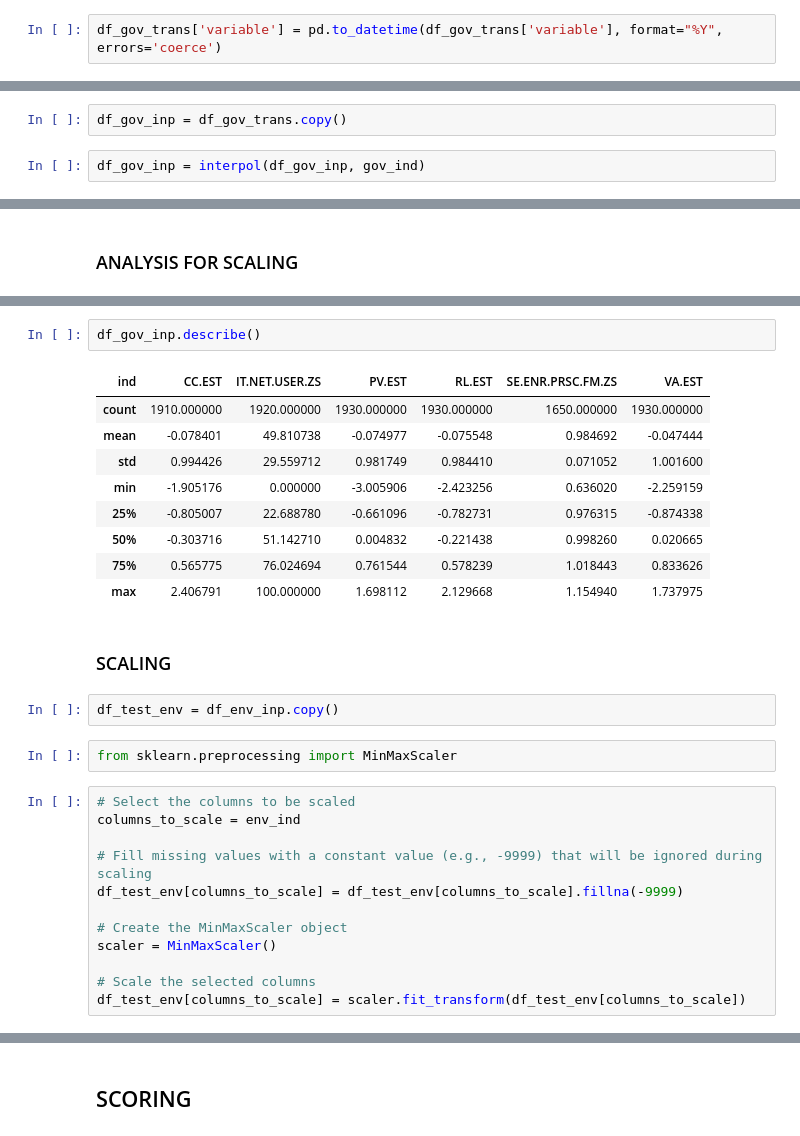
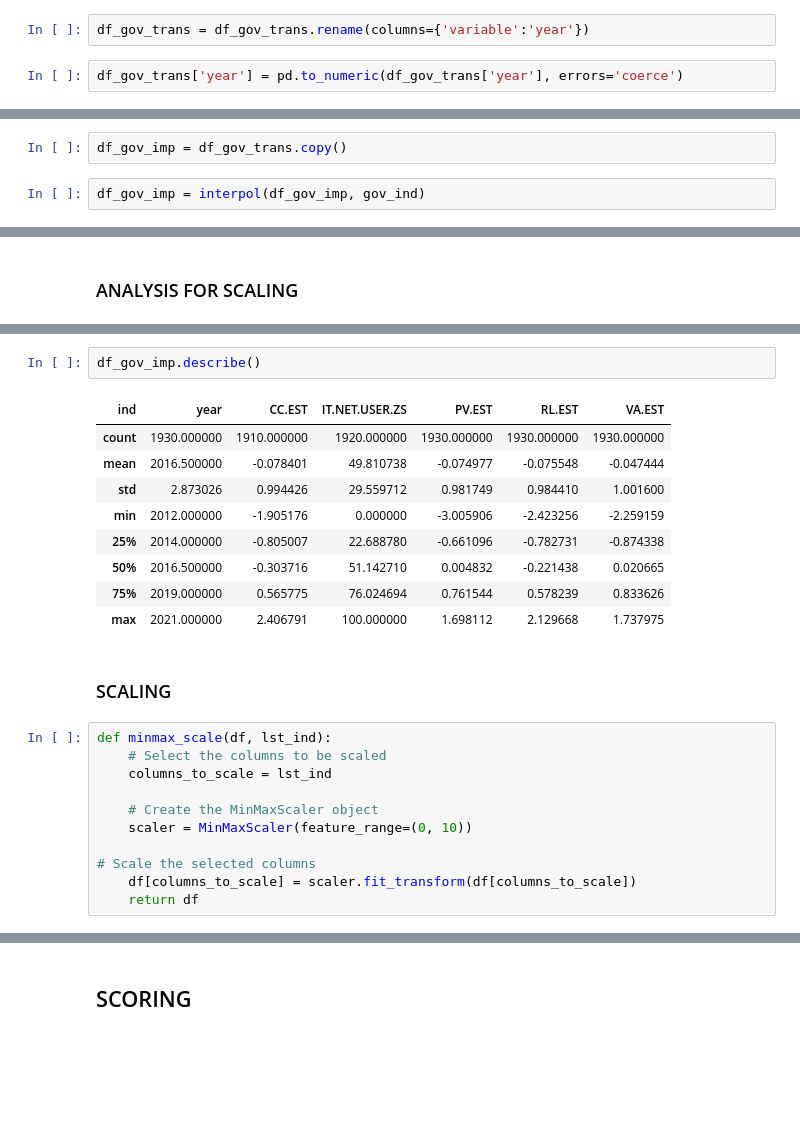
Before and after one commit to capstone-travel-index/better_travel_index, a Jupyter notebook: esg_data_country.ipynb, the cells around one changed output, grey strips where cells are left out. Cells and saved outputs as stored; diff of their text form; blank space fills up the shorter version.

```diff
--- a/esg_data_country.ipynb
+++ b/esg_data_country.ipynb
@@ -446,3 +432,5 @@ memory usage: 120.8+ KB
+# %%
+df_gov_trans = df_gov_trans.rename(columns={'variable':'year'})
 # %%
-df_gov_trans['variable'] = pd.to_datetime(df_gov_trans['variable'], format="%Y", errors='coerce')
+df_gov_trans['year'] = pd.to_numeric(df_gov_trans['year'], errors='coerce')
 # %%
@@ -564,9 +526,9 @@ dtype: float64
 # %% [markdown]
 **DATA IMPUTATION FOR GOVERMERNT**
 # %%
-df_gov_inp = df_gov_trans.copy()
+df_gov_imp = df_gov_trans.copy()
 # %%
-df_gov_inp = interpol(df_gov_inp, gov_ind)
+df_gov_imp = interpol(df_gov_imp, gov_ind)
 # %%
 per_null(df_gov_trans)
 # %% [output]
@@ -641,30 +607,25 @@ df_env_inp.describe()
 # %%
-df_gov_inp.describe()
+df_gov_imp.describe()
 # %% [output]
-| ind | CC.EST | IT.NET.USER.ZS | PV.EST | RL.EST | SE.ENR.PRSC.FM.ZS | VA.EST |
-| count | 1910.000000 | 1920.000000 | 1930.000000 | 1930.000000 | 1650.000000 | 1930.000000 |
-| mean | -0.078401 | 49.810738 | -0.074977 | -0.075548 | 0.984692 | -0.047444 |
-| std | 0.994426 | 29.559712 | 0.981749 | 0.984410 | 0.071052 | 1.001600 |
-| min | -1.905176 | 0.000000 | -3.005906 | -2.423256 | 0.636020 | -2.259159 |
-| 25% | -0.805007 | 22.688780 | -0.661096 | -0.782731 | 0.976315 | -0.874338 |
-| 50% | -0.303716 | 51.142710 | 0.004832 | -0.221438 | 0.998260 | 0.020665 |
-| 75% | 0.565775 | 76.024694 | 0.761544 | 0.578239 | 1.018443 | 0.833626 |
-| max | 2.406791 | 100.000000 | 1.698112 | 2.129668 | 1.154940 | 1.737975 |
+| ind | year | CC.EST | IT.NET.USER.ZS | PV.EST | RL.EST | VA.EST |
+| count | 1930.000000 | 1910.000000 | 1920.000000 | 1930.000000 | 1930.000000 | 1930.000000 |
+| mean | 2016.500000 | -0.078401 | 49.810738 | -0.074977 | -0.075548 | -0.047444 |
+| std | 2.873026 | 0.994426 | 29.559712 | 0.981749 | 0.984410 | 1.001600 |
+| min | 2012.000000 | -1.905176 | 0.000000 | -3.005906 | -2.423256 | -2.259159 |
+| 25% | 2014.000000 | -0.805007 | 22.688780 | -0.661096 | -0.782731 | -0.874338 |
+| 50% | 2016.500000 | -0.303716 | 51.142710 | 0.004832 | -0.221438 | 0.020665 |
+| 75% | 2019.000000 | 0.565775 | 76.024694 | 0.761544 | 0.578239 | 0.833626 |
+| max | 2021.000000 | 2.406791 | 100.000000 | 1.698112 | 2.129668 | 1.737975 |
 # %% [markdown]
 ### SCALING
-# %%
-df_test_env = df_env_inp.copy()
-# %%
-from sklearn.preprocessing import MinMaxScaler
 # %%
-# Select the columns to be scaled
-columns_to_scale = env_ind
+def minmax_scale(df, lst_ind):
+    # Select the columns to be scaled
+    columns_to_scale = lst_ind
 
-# Fill missing values with a constant value (e.g., -9999) that will be ignored during scaling
-df_test_env[columns_to_scale] = df_test_env[columns_to_scale].fillna(-9999)
-
-# Create the MinMaxScaler object
-scaler = MinMaxScaler()
+    # Create the MinMaxScaler object
+    scaler = MinMaxScaler(feature_range=(0, 10))
 
 # Scale the selected columns
-df_test_env[columns_to_scale] = scaler.fit_transform(df_test_env[columns_to_scale])
+    df[columns_to_scale] = scaler.fit_transform(df[columns_to_scale])
+    return df
```
Also changed, not shown: parts of 108 cells of this notebook, 2 other files.
